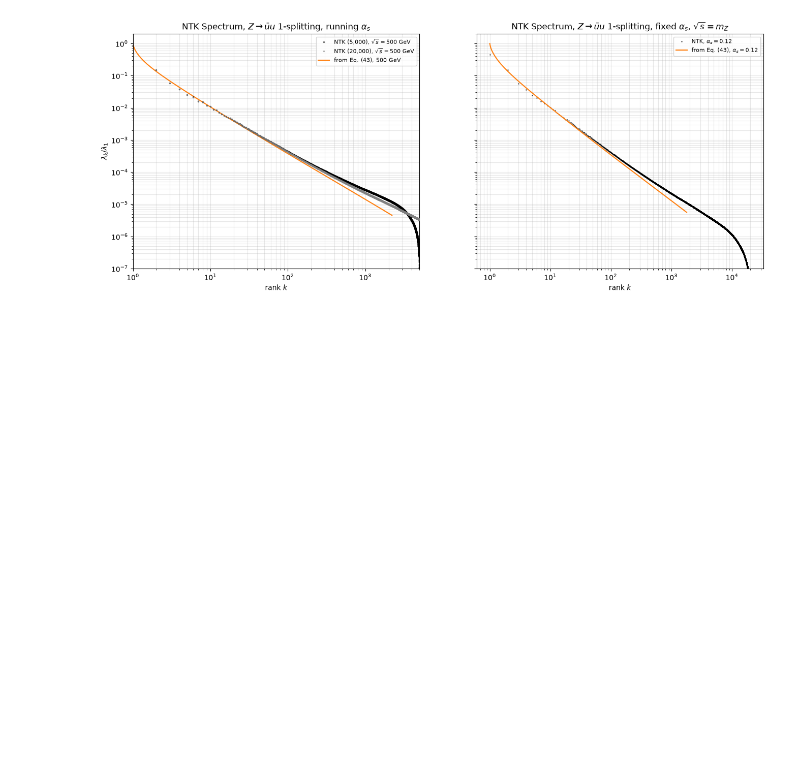
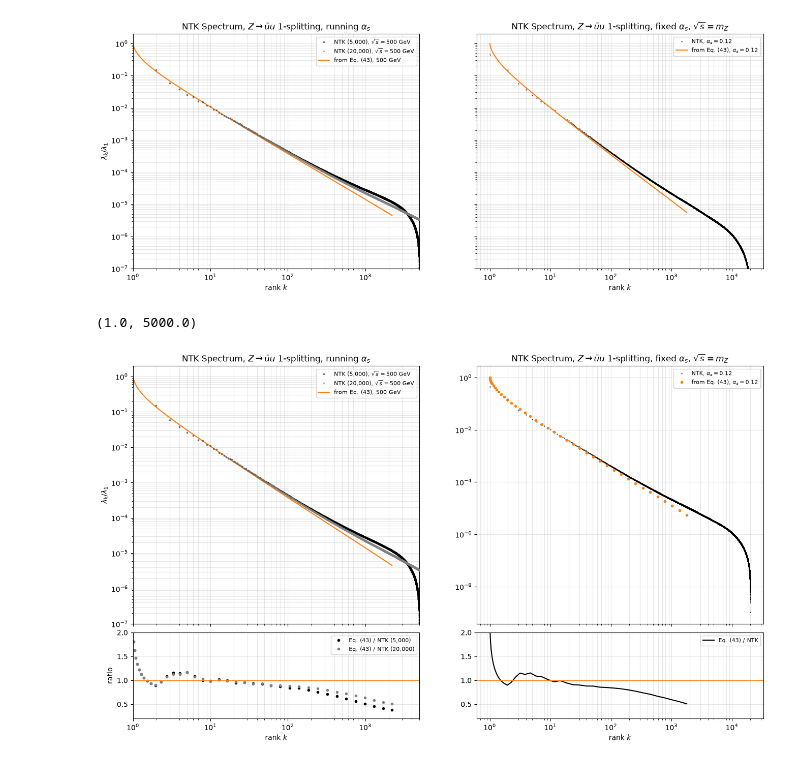
Before and after one commit to Shutko/Jet-Scaling-Laws, a Jupyter notebook: StevensCode/plot_together.ipynb, the cells around one changed output. Cells and saved outputs as stored; diff of their text form; code cells hidden in the pictures; blank space fills up the shorter version.

Commit message:
added NTK and analytic curves from cluster

```diff
--- a/StevensCode/plot_together.ipynb
+++ b/StevensCode/plot_together.ipynb
@@ -83,3 +83,38 @@ ax1.set_xlim(1e0, 5e3)
 # %% [output]
 (1.0, 5000.0)
 [figure]
+# %%
+fig, ((ax1, ax2), (r1, r2)) = plt.subplots(2, 2, figsize=(16, 9), sharex='col', gridspec_kw=dict(height_ratios=[3, 1], hspace=0.05))
+kk = lambda lam: np.arange(1, len(lam) + 1)
+norm = lambda key, k: NTK[key][int(k[0]) - 1] / NTK[key][0]      # pin a reconstructed curve to the NTK value at its first k
+ntk_at = lambda D, key, k: np.exp(np.interp(np.log(k), np.log(kk(D[key])), np.log(D[key]/D[key][0])))   # NTK/λ1 interpolated at the reconstruction's k
+scale = 0.45
+
+# left: energy scan, running alpha_s
+ax1.loglog(kk(NTK_5['Z1_500GeV']), scale*NTK_5['Z1_500GeV']/NTK_5['Z1_500GeV'][0], '.', color='k', markersize=3, alpha=0.5, label=r'NTK (5,000), $\sqrt{s} = 500$ GeV', zorder=10)
+ax1.loglog(kk(NTK_20['Z1_500GeV']), scale*NTK_20['Z1_500GeV']/NTK_20['Z1_500GeV'][0], '.', color='gray', markersize=3, alpha=0.5, label=r'NTK (20,000), $\sqrt{s} = 500$ GeV', zorder=10)
+k, lam = REC_AN['Z1_500GeV']; ax1.loglog(k, lam*norm('Z1_500GeV', k), '-', color='C1', label=r'from Eq. (43), 500 GeV')
+r1.semilogx(k, lam*norm('Z1_500GeV', k)/(scale*ntk_at(NTK_5, 'Z1_500GeV', k)), '.', color='k', label='Eq. (43) / NTK (5,000)')
+r1.semilogx(k, lam*norm('Z1_500GeV', k)/(scale*ntk_at(NTK_20, 'Z1_500GeV', k)), '.', color='gray', label='Eq. (43) / NTK (20,000)')
+ax1.set_title(r'NTK Spectrum, $Z\rightarrow \bar{u}u$ 1-splitting, running $\alpha_s$'); ax1.set_ylabel(r'$\lambda_k/\lambda_1$')
+ax1.legend(fontsize=8); ax1.grid(True, which='both', alpha=0.3)
+
+# right: fixed alpha_s at mZ
+ax2.loglog(kk(NTK['Z1_fix12']), scale*NTK['Z1_fix12']/NTK['Z1_fix12'][0], '.', color='k', markersize=2, alpha=0.5, label=r'NTK, $\alpha_s = 0.12$')
+k, lam = REC_AN['Z1_fix12'];  ax2.loglog(k, lam*norm('Z1_fix12', k), '.', color='C1', label=r'from Eq. (43), $\alpha_s = 0.12$')
+r2.semilogx(k, lam*norm('Z1_fix12', k)/(scale*ntk_at(NTK, 'Z1_fix12', k)), '-', color='k', label='Eq. (43) / NTK')
+ax2.set_title(r'NTK Spectrum, $Z\rightarrow \bar{u}u$ 1-splitting, fixed $\alpha_s$, $\sqrt{s} = m_Z$')
+ax2.legend(fontsize=8); ax2.grid(True, which='both', alpha=0.3)
+
+for r in (r1, r2):
+    r.axhline(1, color='C1', lw=1);
+    # r.set_yscale('log');
+    r.set_ylim(0.2, 2);
+    r.set_xlabel('rank $k$');
+    r.grid(True, which='both', alpha=0.3);
+    r.legend(fontsize=8)
+r1.set_ylabel('ratio')
+ax1.set_ylim(1e-7, 2); ax1.set_xlim(1e0, 5e3)
+# %% [output]
+(1.0, 5000.0)
+[figure, added]
```
Also changed, not shown: 1 other file.
